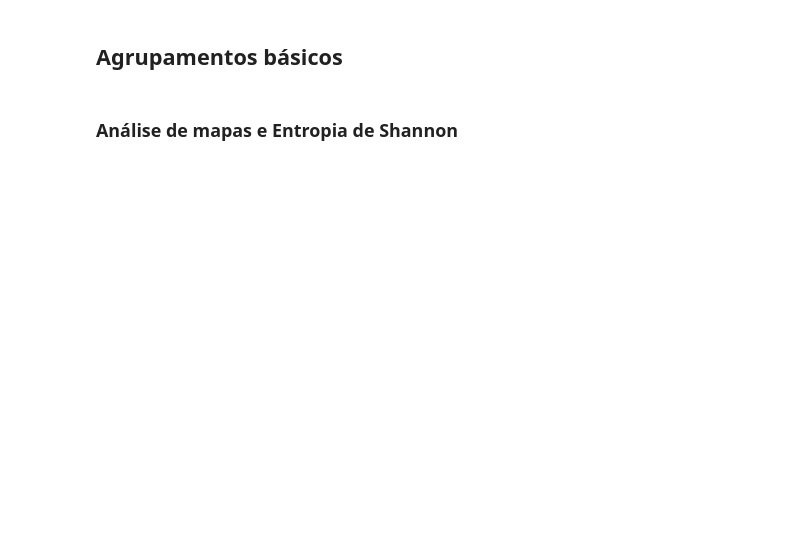
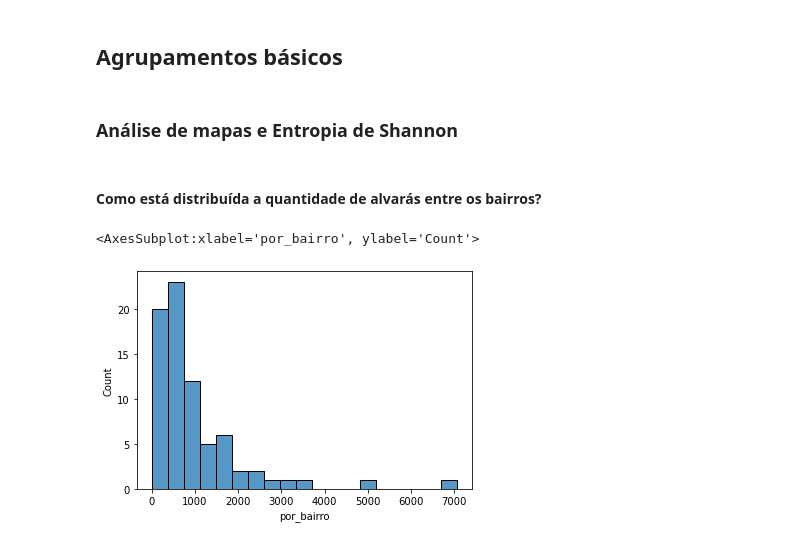
Before and after one commit to avaraujojr/tcc_alcides_alvaras, a Jupyter notebook: notebooks/alvaras_cwb.ipynb, the cells around one changed output. Saved outputs shown, nothing was run; the diff lists cells and outputs as text; code cells hidden in the pictures; blank space fills up the shorter version.

Commit message:
Entropias

```diff
--- a/notebooks/alvaras_cwb.ipynb
+++ b/notebooks/alvaras_cwb.ipynb
@@ -162,4 +587,44 @@ df_alvaras = df_alvaras.loc[df_alvaras.bairro != 'TIRAR FORA'].reset_index(drop=
+# %%
+# Definição da atividade para usar
+df_alvaras['atividade_usar'] = df_alvaras.apply(lambda x: Atividade_Usar(x['atividade_principal'], x['atividade_secundaria1'], x['atividade_secundaria2'], x['atividade_principal_agregada']), axis = 1)
 # %% [markdown]
 ## Agrupamentos básicos
+# %%
+# Agrupamentos de quantidades de alvarás por:
+# bairro: df_por_bairro
+df_por_bairro =  df_alvaras.groupby(by='bairro').size().reset_index(name='por_bairro').sort_values(by='por_bairro', ascending=False).reset_index(drop=True)
+
+# atividade_usar: df_por_ativ_usar
+df_por_ativ_usar = df_alvaras.groupby(by='atividade_usar').size().reset_index(name='por_ativ_usar').sort_values(by='por_ativ_usar', ascending=False).reset_index(drop=True)
+
+# atividade_usar e bairro: df_por_ativ_agr_bairro
+df_por_ativ_usar_bairro = df_alvaras.groupby(by=['atividade_usar', 'bairro']).size().reset_index(name='por_ativ_usar_bairro').sort_values(by='por_ativ_usar_bairro', ascending=False).reset_index(drop=True)
+# %%
+# Inclusões dos coeficientes pi para cálculo da Entropia de Shannon:
+# pi_bairro -> quantidade de alvarás por bairro / total de alvarás
+df_por_bairro['pi_bairro'] = df_por_bairro['por_bairro'] / len(df_alvaras)
+df_por_bairro['log_pi_bairro'] = np.log(df_por_bairro['pi_bairro']) / np.log(2)
+df_por_bairro['hi_bairro'] = (-1) * df_por_bairro['pi_bairro'] * df_por_bairro['log_pi_bairro']
+
+# pi_ativ_usar -> quantidade de alvarás por atividade_usar / total de alvarás
+df_por_ativ_usar['pi_ativ_usar'] = df_por_ativ_usar['por_ativ_usar'] / len(df_alvaras)
+df_por_ativ_usar['log_pi_ativ_usar'] = np.log(df_por_ativ_usar['pi_ativ_usar']) / np.log(2)
+df_por_ativ_usar['hi_ativ_usar'] = (-1) * df_por_ativ_usar['pi_ativ_usar'] * df_por_ativ_usar['log_pi_ativ_usar']
+
+
+# pi_bairro_ativ_usar -> quantidade de alvarás por atividade_usar-bairro / total de alvarás
+df_por_ativ_usar_bairro['pi_bairro_ativ_usar'] = df_por_ativ_usar_bairro['por_ativ_usar_bairro'] / len(df_alvaras)
+df_por_ativ_usar_bairro['log_pi_bairro_ativ_usar'] = np.log(df_por_ativ_usar_bairro['pi_bairro_ativ_usar']) / np.log(2)
+df_por_ativ_usar_bairro['hi_ativ_usar'] = (-1) * df_por_ativ_usar_bairro['pi_bairro_ativ_usar'] * df_por_ativ_usar_bairro['log_pi_bairro_ativ_usar']
 # %% [markdown]
 ### Análise de mapas e Entropia de Shannon
+# %%
+df_por_bairro_por_ativ = df_por_bairro.copy().iloc[:,[0,1]]
+df_por_bairro_por_ativ['Hs_ativ_usar'] = df_por_bairro_por_ativ.apply(lambda x: Entropia_Shannon_Bairro('atividade_usar', x['bairro'], df_clas = x, df_geral = df_alvaras), axis = 1)
+# %% [markdown]
+#### Como está distribuída a quantidade de alvarás entre os bairros?
+# %%
+sns.histplot(data = df_por_bairro_por_ativ.por_bairro)
+# %% [output]
+<AxesSubplot:xlabel='por_bairro', ylabel='Count'>
+[figure, added]
```
Also changed, not shown: parts of 52 cells of this notebook, 4 other files.
